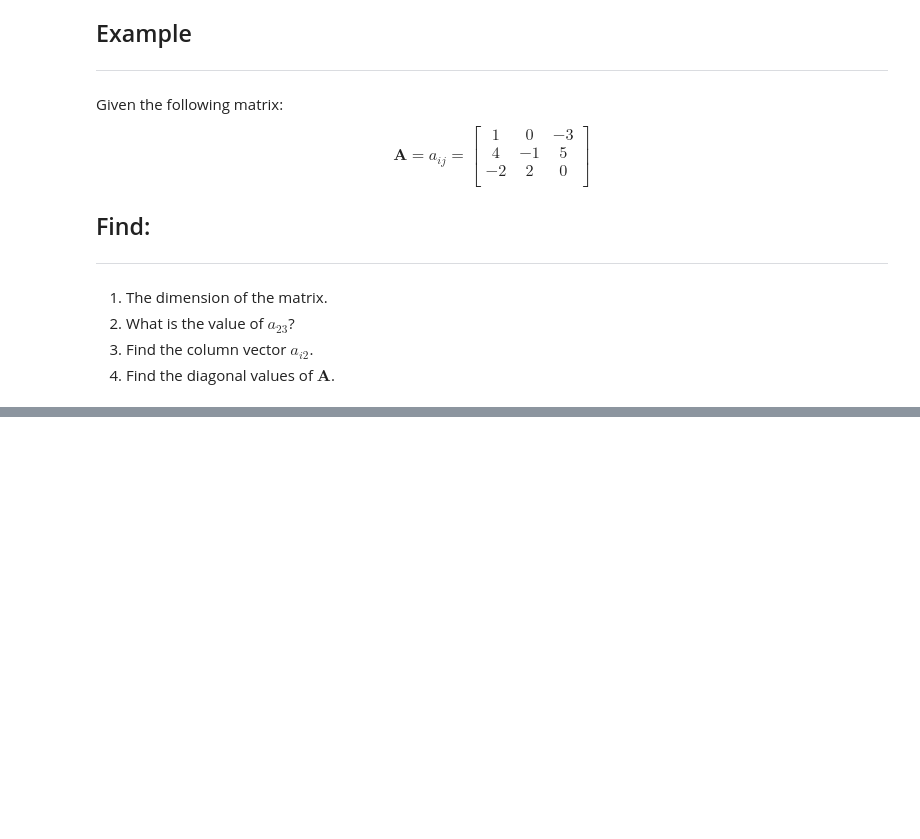
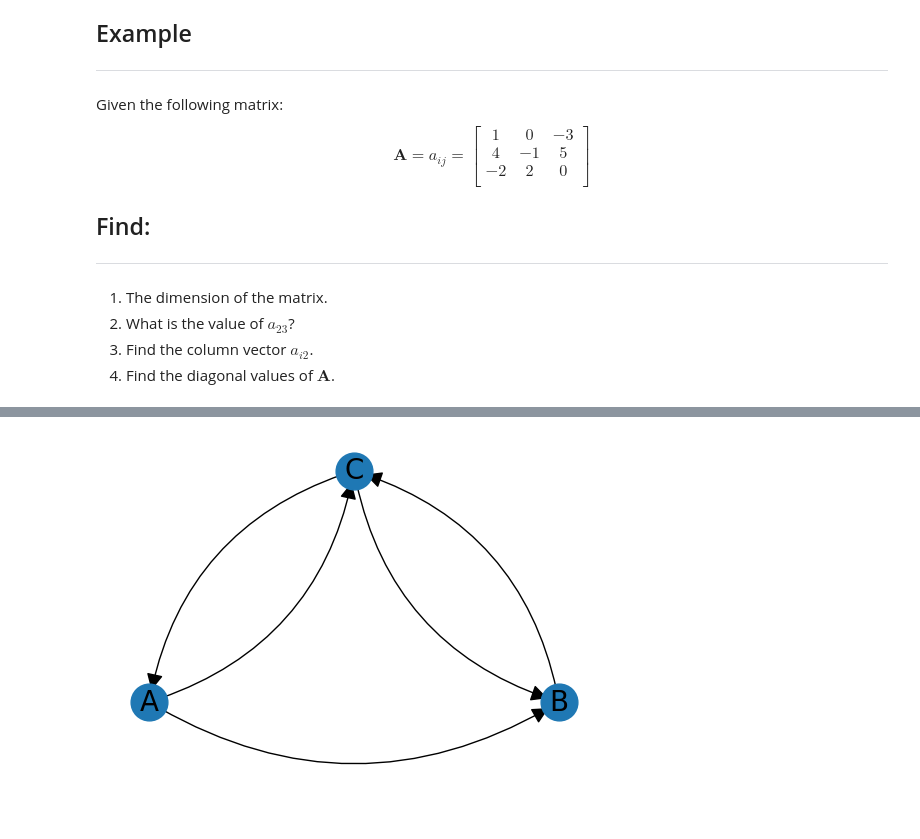
Before and after one commit to gerard-ompad/Discrete_Math_2, a Jupyter notebook: Lecture_4/GRAPH_THEORY_2.ipynb, the cells around one changed output, grey strips where cells are left out. Drawn from its saved outputs; the diff is of its cells as text; code cells hidden in the pictures; blank space fills up the shorter version.

```diff
--- a/Lecture_4/GRAPH_THEORY_2.ipynb
+++ b/Lecture_4/GRAPH_THEORY_2.ipynb
@@ -58,0 +104,39 @@ a_{ij} = \text{the number of edges connecting } v_i \text{ and } v_j \ \forall i
+# %%
+import networkx as nx
+import matplotlib.pyplot as plt
+
+# Create a directed graph
+G = nx.DiGraph()
+
+# Add nodes to the graph
+G.add_node("A")
+G.add_node("B")
+G.add_node("C")
+
+
+# Add directed edges (arrows) - (source, target)
+G.add_edge("A", "B")
+G.add_edge("A", "C")
+G.add_edge("B", "C")
+G.add_edge("C", "A")
+G.add_edge("C", "B")
+
+
+### Step 3: Visualize the Graph
+
+# Draw the graph
+pos = nx.planar_layout(G)  # positions for all nodes
+
+# nodes
+nx.draw_networkx_nodes(G, pos, node_size=700)
+
+# edges
+nx.draw_networkx_edges(G, pos, edgelist=G.edges(),connectionstyle='arc3,rad=0.3', arrowstyle='-|>', arrowsize=25)
+
+# labels
+nx.draw_networkx_labels(G, pos, font_size=20, font_family='sans-serif')
+
+plt.axis('off')  # Turn off the axis
+plt.show()  # Display the graph
+# %% [output]
+[figure, added]
```
Also changed, not shown: parts of 20 cells of this notebook, 3 other files.
